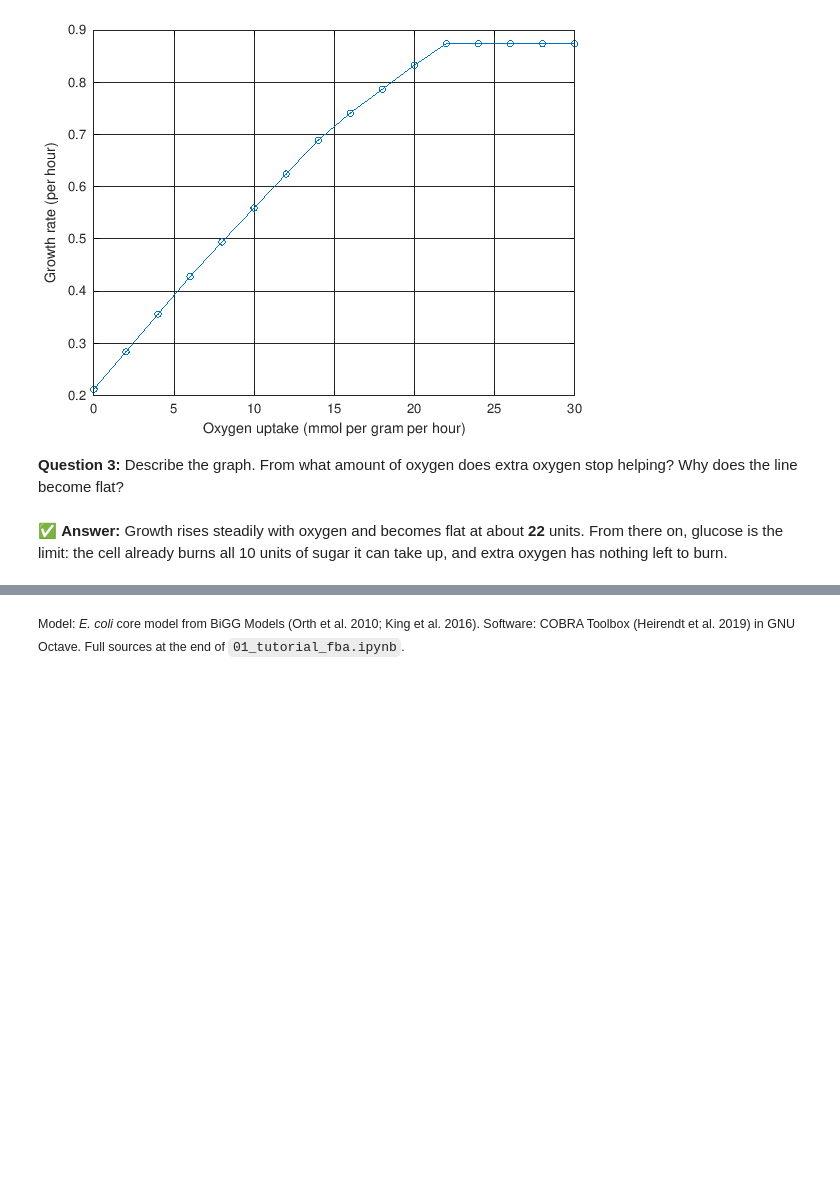
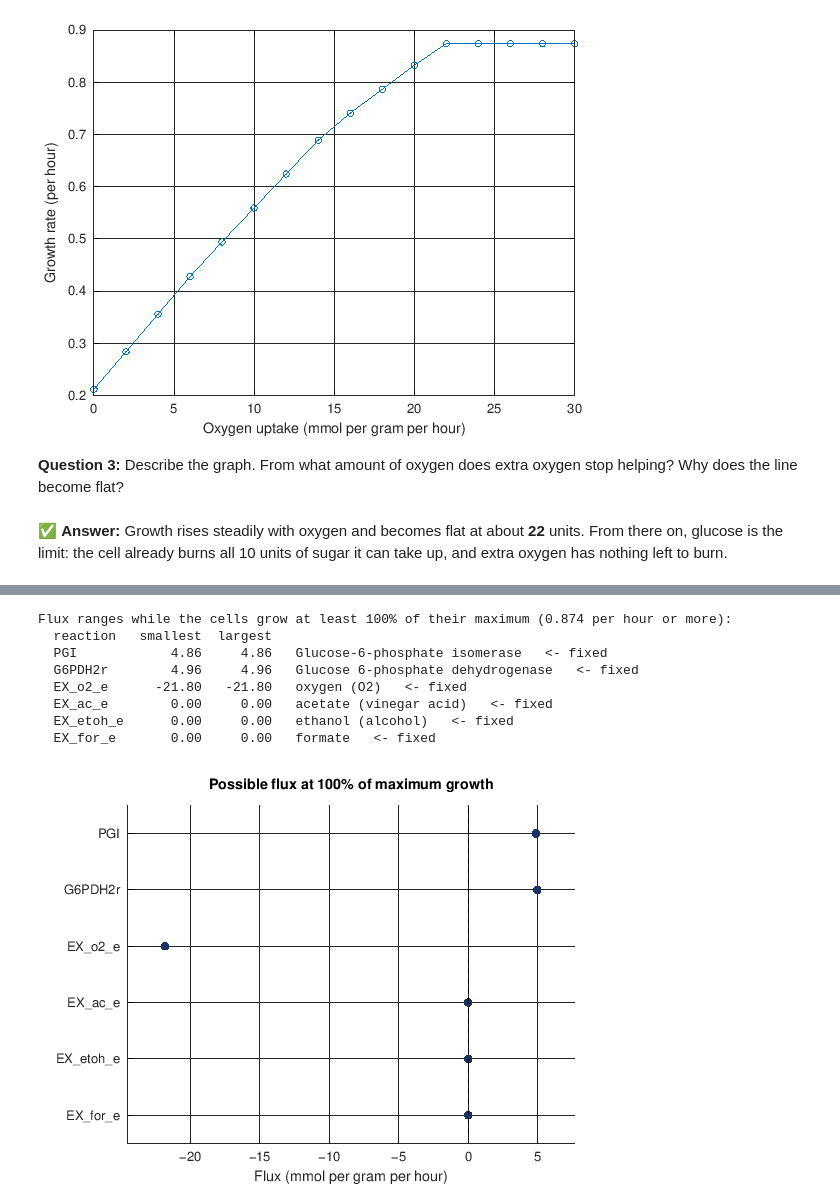
Before and after one commit to Waterkers/flux-analysis-intro, a Jupyter notebook: teacher/solutions/en/02_exercise_oxygen.ipynb, the cells around one changed output, grey strips where cells are left out. Saved outputs shown, nothing was run; the diff lists cells and outputs as text; code cells hidden in the pictures; blank space fills up the shorter version.

```diff
--- a/teacher/solutions/en/02_exercise_oxygen.ipynb
+++ b/teacher/solutions/en/02_exercise_oxygen.ipynb
@@ -89,2 +92,13 @@ grid on
-# %% [markdown]
-<small>Model: *E. coli* core model from BiGG Models (Orth et al. 2010; King et al. 2016). Software: COBRA Toolbox (Heirendt et al. 2019) in GNU Octave. Full sources at the end of `01_tutorial_fba.ipynb`.</small>
+# %%
+reactions = {'PGI', 'G6PDH2r', 'EX_o2_e', 'EX_ac_e', 'EX_etoh_e', 'EX_for_e'};
+showFluxRange(model_air, 100, reactions);
+# %% [output]
+Flux ranges while the cells grow at least 100% of their maximum (0.874 per hour or more):
+  reaction   smallest  largest
+  PGI            4.86     4.86   Glucose-6-phosphate isomerase   <- fixed
+  G6PDH2r        4.96     4.96   Glucose 6-phosphate dehydrogenase   <- fixed
+  EX_o2_e      -21.80   -21.80   oxygen (O2)   <- fixed
+  EX_ac_e        0.00     0.00   acetate (vinegar acid)   <- fixed
+  EX_etoh_e      0.00     0.00   ethanol (alcohol)   <- fixed
+  EX_for_e       0.00     0.00   formate   <- fixed
+[figure, added]
```
Also changed, not shown: parts of 13 cells of this notebook, 16 other files.
